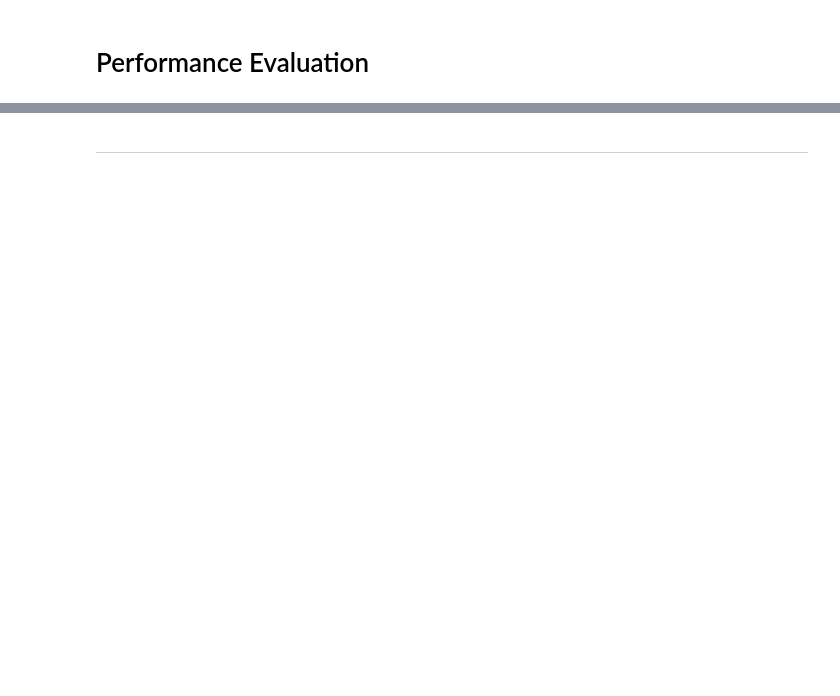
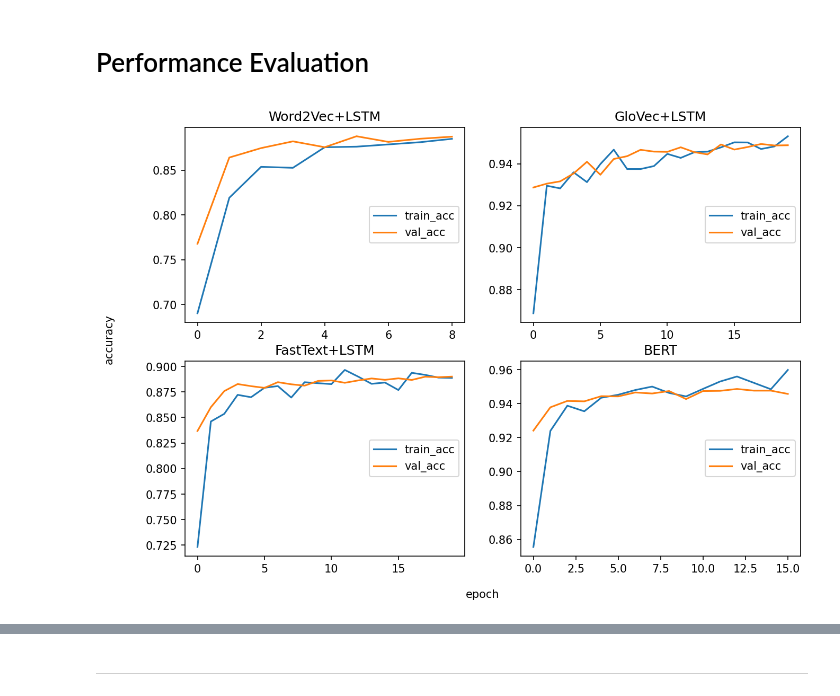
Before and after one commit to TOSKY94/AI-based-offensive-speech-detection-system, a Jupyter notebook: AI_based_Offensive_Text_Detector_v2.ipynb, the cells around one changed output, grey strips where cells are left out. Cells and saved outputs as stored; diff of their text form; code cells hidden in the pictures; blank space fills up the shorter version.

```diff
--- a/AI_based_Offensive_Text_Detector_v2.ipynb
+++ b/AI_based_Offensive_Text_Detector_v2.ipynb
@@ -995,33 +1139,35 @@ bert_hist=bert.fit(x_train4,y_train4,epochs=epochs,steps_per_epoch=steps_per_epo
 # %%
 #plot train and validation accuracy across epochs
 fig = plt.figure(dpi=150, figsize = (10,7))
 ax1 = fig.add_subplot(221)
 ax2 = fig.add_subplot(222)
 ax3 = fig.add_subplot(223)
 ax4 = fig.add_subplot(224)
 
 ax1.plot(lstm_hist1.history['accuracy'], label='train_acc')
 ax1.plot(lstm_hist1.history['val_accuracy'], label = 'val_acc')
 ax1.legend(loc='center right')
 ax2.plot(lstm_hist2.history['accuracy'], label='train_acc')
 ax2.plot(lstm_hist2.history['val_accuracy'], label = 'val_acc')
 ax2.legend(loc='center right')
 ax3.plot(lstm_hist3.history['accuracy'], label='train_acc')
 ax3.plot(lstm_hist3.history['val_accuracy'], label = 'val_acc')
 ax3.legend(loc='center right')
-ax3.plot(bert_hist.history['accuracy'], label='train_acc')
-ax3.plot(bert_hist.history['val_accuracy'], label = 'val_acc')
-ax3.legend(loc='center right')
+ax4.plot(bert_hist.history['accuracy'], label='train_acc')
+ax4.plot(bert_hist.history['val_accuracy'], label = 'val_acc')
+ax4.legend(loc='center right')
 
 
 fig.text(0.5, 0.04, 'epoch', ha='center', va='center')
 fig.text(0.03, 0.5, 'accuracy', ha='center', va='center', rotation='vertical')
 
 ax1.set_title('Word2Vec+LSTM')
 ax2.set_title('GloVec+LSTM')
 ax3.set_title('FastText+LSTM')
 ax4.set_title('BERT')
 plt.show()
+# %% [output]
+[figure, added]
 # %%
 #plot train and validation loss across epochs
 fig = plt.figure(dpi=150, figsize = (10,7))
```
Also changed, not shown: parts of 26 cells of this notebook.
